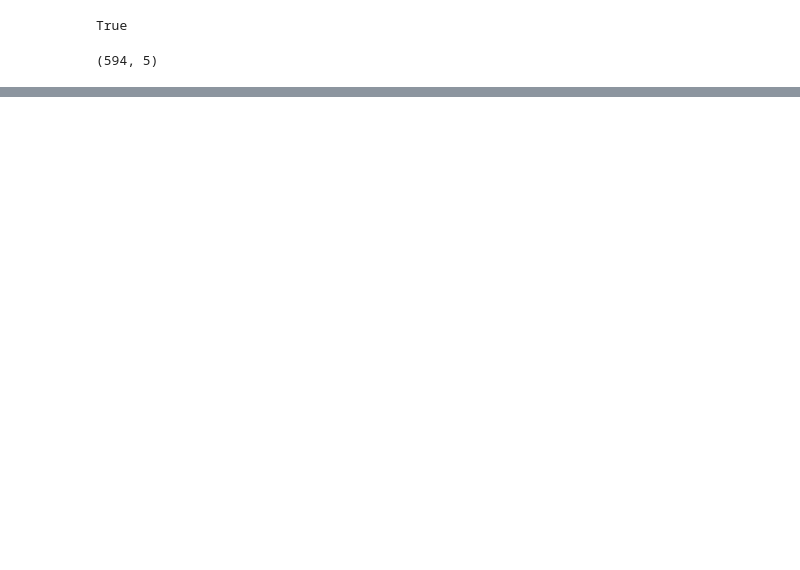
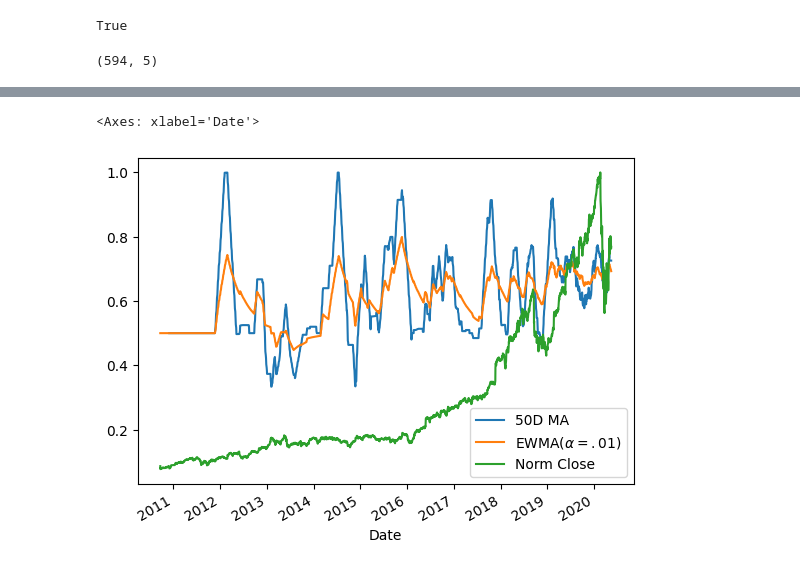
Before and after one commit to mprewarski/stock-models, a Jupyter notebook: fin_sentiment_analysis.ipynb, the cells around one changed output, grey strips where cells are left out. Cells and saved outputs as stored; diff of their text form; code cells hidden in the pictures; blank space fills up the shorter version.

```diff
--- a/fin_sentiment_analysis.ipynb
+++ b/fin_sentiment_analysis.ipynb
@@ -174,0 +159,2 @@ fig.show()
+# %%
+df_fin = pl.from_pandas(cprt_data, include_index=True)
@@ -174,0 +197,2 @@ fig.show()
+# %%
+df_join = df_fin.join(df_daily_avg, left_on="Date", right_on="date", how="left")
@@ -174,0 +210,2 @@ fig.show()
+# %%
+df_join = df_join.with_columns(pl.col("sentiment").fill_null(strategy="forward"))
@@ -174,0 +223,20 @@ fig.show()
+# %%
+max = df_join['Adj Close'].max()
+df_join = df_join.with_columns(
+    pl.col("Adj Close").truediv(max).alias("Norm Close")
+)
+# %%
+close = pl.col("sentiment")
+df_join.select(
+    [
+        pl.col("Date"),
+        #close.alias("Raw"),
+        close.rolling_mean(50).alias("50D MA"),
+        #close.alias("Expanding Average").cum_sum() / (close.cum_count() + 1),
+        close.ewm_mean(alpha=0.01).alias("EWMA($\\alpha=.01$)"),
+        pl.col("Norm Close").alias("Norm Close"),
+    ]
+).to_pandas().set_index("Date").plot()
+# %% [output]
+<Axes: xlabel='Date'>
+[figure, added]
```
Also changed, not shown: parts of 29 cells of this notebook.
